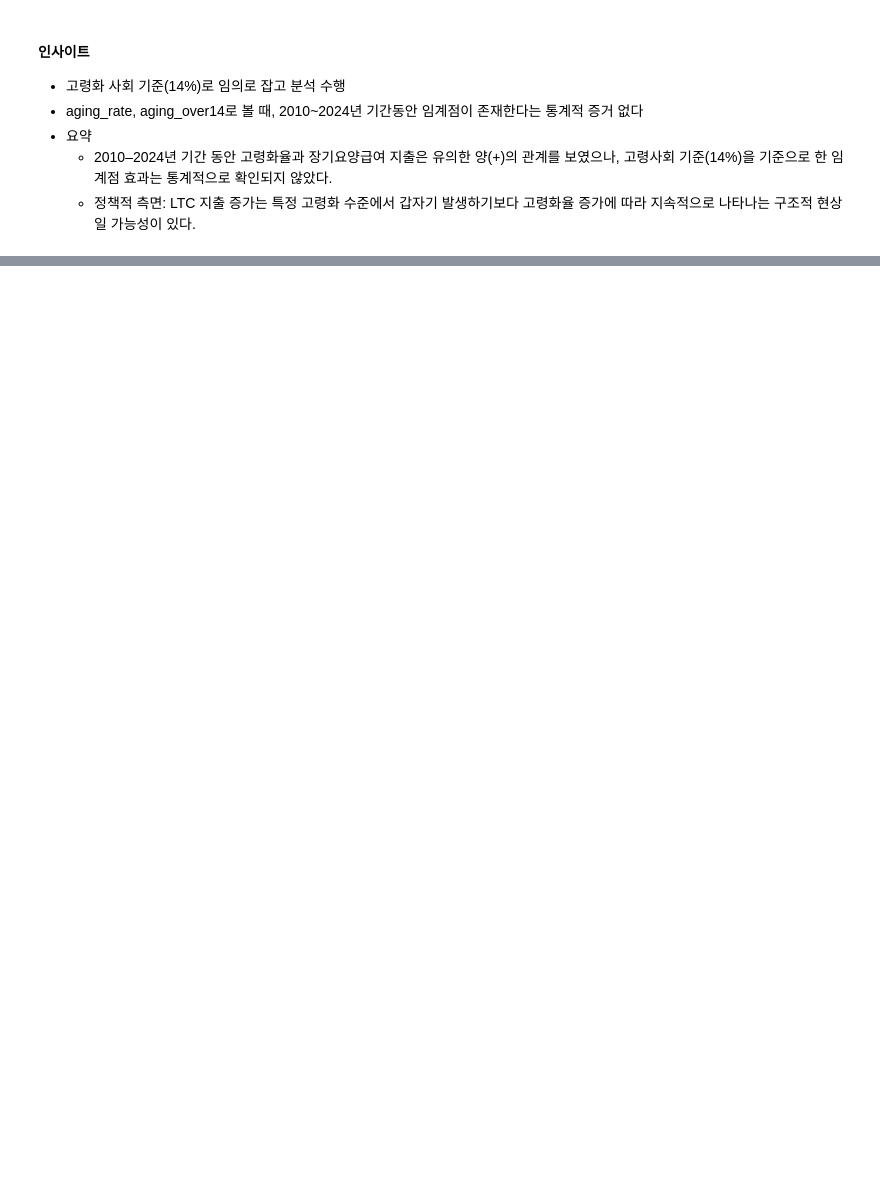
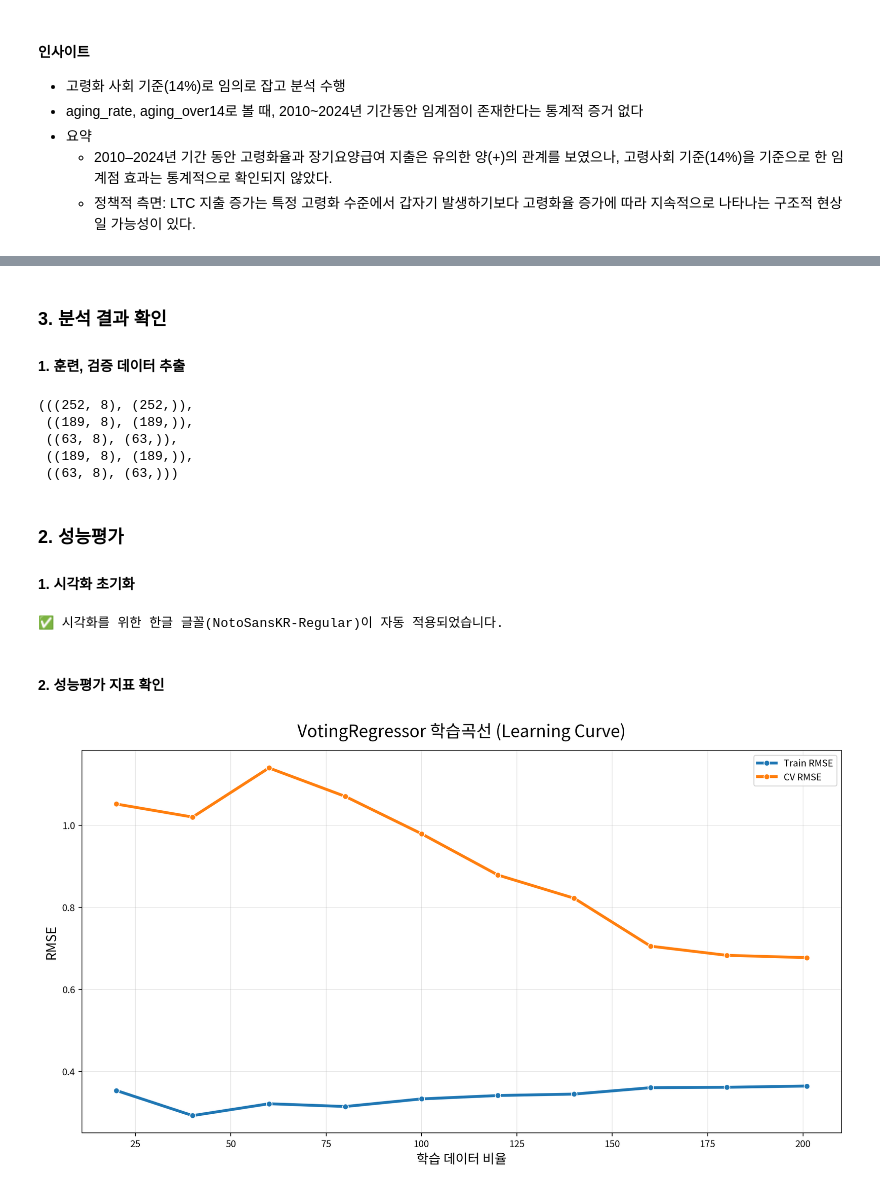
Before and after one commit to JAEYONG0303/For-python-, a Jupyter notebook: LAB 10. 머신러닝/FInal Project/Final.ipynb, the cells around one changed output, grey strips where cells are left out. Saved outputs shown, nothing was run; the diff lists cells and outputs as text; code cells hidden in the pictures; blank space fills up the shorter version.

```diff
--- a/LAB 10. 머신러닝/FInal Project/Final.ipynb
+++ b/LAB 10. 머신러닝/FInal Project/Final.ipynb
@@ -1073,0 +1354,12 @@ Included effects: Entity
+# %%
+%%time
+tuned = s.tune_model(
+    estimator = blended,
+    optimize = 'RMSE',
+    choose_better = True,
+    verbose = False,
+    early_stopping = True,
+
+    # 하이퍼파라미터 탐색 방법(grid = 전체, random = 무작위)
+    search_algorithm = 'random'
+)
@@ -1073,0 +1369,53 @@ Included effects: Entity
+# %% [markdown]
+### 3. 분석 결과 확인
+#### 1. 훈련, 검증 데이터 추출
+# %%
+# 원본 독립변수(분할전)
+x = s.get_config('X')
+y = s.get_config('y')
+
+# 훈련 데이터(데이터 변환 전)
+x_train = s.get_config('X_train')
+y_train = s.get_config('y_train')
+
+# 테스트 데이터(데이터 변환 전)
+x_test = s.get_config('X_test')
+y_test = s.get_config('y_test')
+
+# 변환된 훈련 데이터
+x_train_transformed = s.get_config('X_train_transformed')
+y_train_transformed = s.get_config('y_train_transformed')
+
+# 변환된 테스트 데이터
+x_test_transformed = s.get_config('X_test_transformed')
+y_test_transformed = s.get_config('y_test_transformed')
+
+# 변환된 훈련+테스트 데이터 셋
+x_transformed = concat([x_train_transformed, x_test_transformed])
+y_transformed = concat([y_train_transformed, y_test_transformed])
+
+(
+(x.shape, y.shape), (x_train.shape, y_train.shape), (x_test.shape, y_test.shape),
+(x_train_transformed.shape, y_train_transformed.shape),
+(x_test_transformed.shape, y_test_transformed.shape)
+)
+# %% [output]
+(((252, 8), (252,)),
+ ((189, 8), (189,)),
+ ((63, 8), (63,)),
+ ((189, 8), (189,)),
+ ((63, 8), (63,)))
+# %% [markdown]
+### 2. 성능평가
+#### 1. 시각화 초기화
+# %%
+init_pyplot()
+# %% [output]
+✅ 시각화를 위한 한글 글꼴(NotoSansKR-Regular)이 자동 적용되었습니다.
+# %% [markdown]
+#### 2. 성능평가 지표 확인
+# %%
+%%time
+hs_get_score_cv(tuned, x_train_transformed, y_train_transformed, x_transformed, y_transformed)
+# %% [output]
+[figure, added]
```
Also changed, not shown: parts of 50 cells of this notebook, 5 other files.
